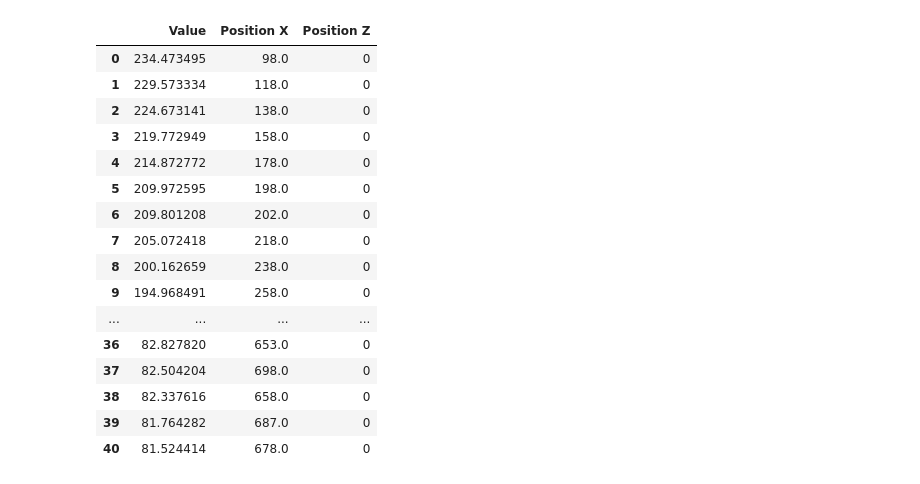
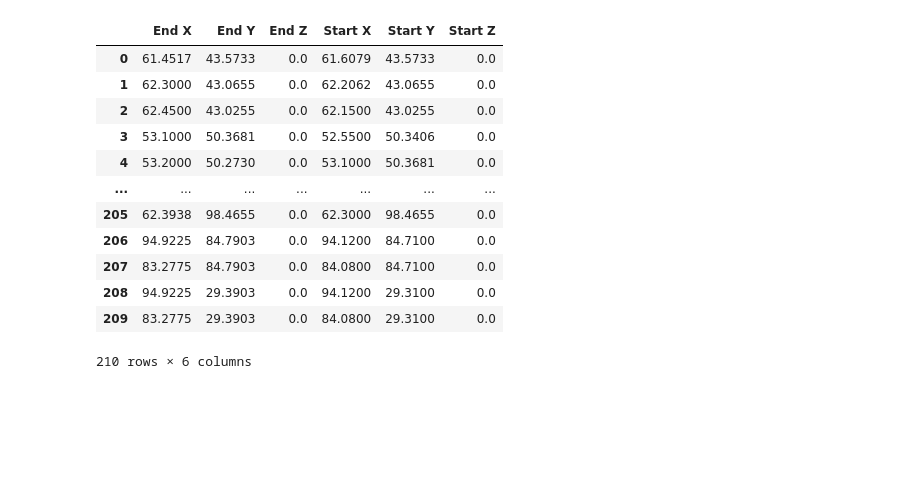
Before and after one commit to Shahabks/Repo-KCIN3D-reconstruction, a Jupyter notebook: DX_Komatsu_Prototype_0-233D1CSZ_横断図25.ipynb, the cells around one changed output. Cells and saved outputs as stored; diff of their text form; code cells hidden in the pictures; blank space fills up the shorter version.

```diff
--- a/DX_Komatsu_Prototype_0-233D1CSZ_横断図25.ipynb
+++ b/DX_Komatsu_Prototype_0-233D1CSZ_横断図25.ipynb
@@ -56,3 +55,0 @@ df.head()
-# %%
-df.set_index("Value",inplace= True)
-df
@@ -85,5 +124,5 @@ df.loc[["高", "計","画"], ["Position X", "Position Y", "Position Z"]]
 # %%
-lm = df.loc[df["Position Y"]>155]
-lq = lm.loc[lm["Position Y"]<169]
+lm = df.loc[df["Name"]== "Line"]
+lq = lm.loc[lm["Color"]=="red"]
 lq.head
 # %% [output]
@@ -239,23 +245,22 @@ llj.head
+# %%
+lq2DE = lq[["End X","End Y","End Z"]]
+lq2DS = lq[["Start X","Start Y","Start Z"]]
 # %%
-coordinates = pd.concat([lli,llj], axis=1)
+coordinates = pd.concat([lq2DE,lq2DS], axis=1)
 coordinates.reset_index(drop=True)
 # %% [output]
-|  | Value | Position X | Position Z |
-| 0 | 234.473495 | 98.0 | 0 |
-| 1 | 229.573334 | 118.0 | 0 |
-| 2 | 224.673141 | 138.0 | 0 |
-| 3 | 219.772949 | 158.0 | 0 |
-| 4 | 214.872772 | 178.0 | 0 |
-| 5 | 209.972595 | 198.0 | 0 |
-| 6 | 209.801208 | 202.0 | 0 |
-| 7 | 205.072418 | 218.0 | 0 |
-| 8 | 200.162659 | 238.0 | 0 |
-| 9 | 194.968491 | 258.0 | 0 |
-| ... | ... | ... | ... |
-| 36 | 82.827820 | 653.0 | 0 |
-| 37 | 82.504204 | 698.0 | 0 |
-| 38 | 82.337616 | 658.0 | 0 |
-| 39 | 81.764282 | 687.0 | 0 |
-| 40 | 81.524414 | 678.0 | 0 |
+|  | End X | End Y | End Z | Start X | Start Y | Start Z |
+| 0 | 61.4517 | 43.5733 | 0.0 | 61.6079 | 43.5733 | 0.0 |
+| 1 | 62.3000 | 43.0655 | 0.0 | 62.2062 | 43.0655 | 0.0 |
+| 2 | 62.4500 | 43.0255 | 0.0 | 62.1500 | 43.0255 | 0.0 |
+| 3 | 53.1000 | 50.3681 | 0.0 | 52.5500 | 50.3406 | 0.0 |
+| 4 | 53.2000 | 50.2730 | 0.0 | 53.1000 | 50.3681 | 0.0 |
+| ... | ... | ... | ... | ... | ... | ... |
+| 205 | 62.3938 | 98.4655 | 0.0 | 62.3000 | 98.4655 | 0.0 |
+| 206 | 94.9225 | 84.7903 | 0.0 | 94.1200 | 84.7100 | 0.0 |
+| 207 | 83.2775 | 84.7903 | 0.0 | 84.0800 | 84.7100 | 0.0 |
+| 208 | 94.9225 | 29.3903 | 0.0 | 94.1200 | 29.3100 | 0.0 |
+| 209 | 83.2775 | 29.3903 | 0.0 | 84.0800 | 29.3100 | 0.0 |
+210 rows × 6 columns
 # %%
 coordinates.to_csv('/mnt/c/Users/CINPC0075/Desktop/Repo-KCIN3D-reconstruction/Demo1_OUT1_233D1CSZ_横断図25.csv',index=False, header=False)
```
Also changed, not shown: parts of 22 cells of this notebook.
